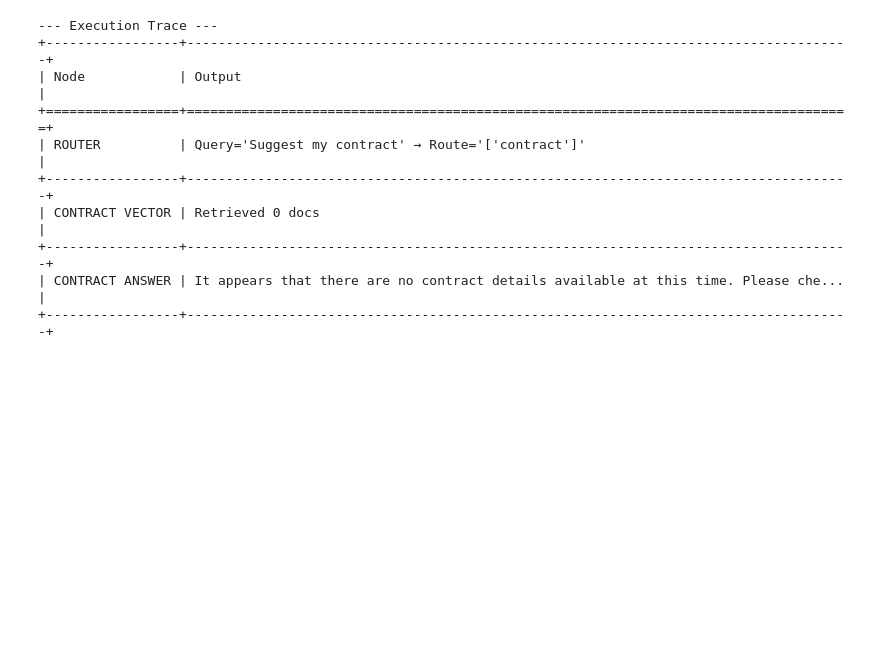
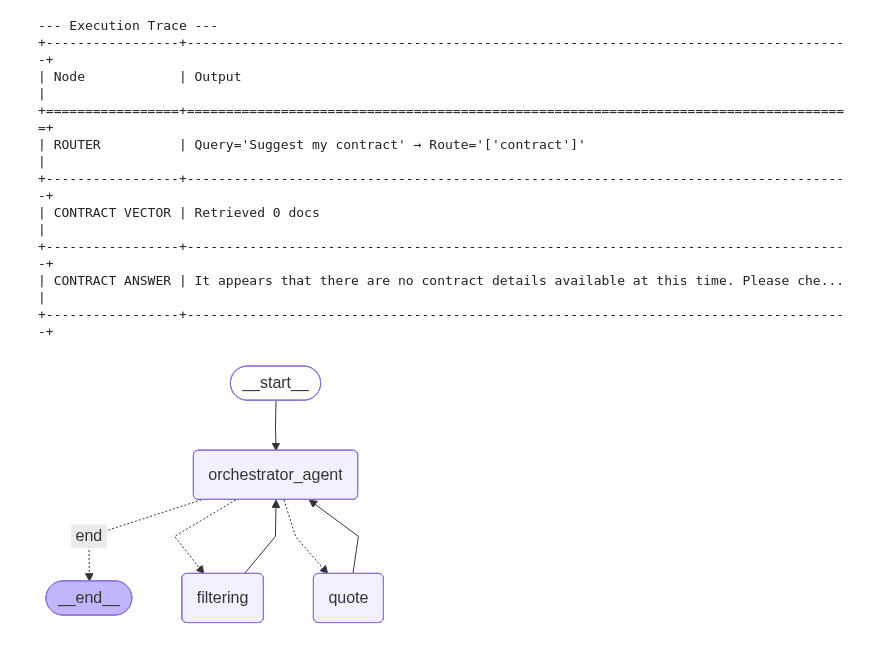
Before and after one commit to Ragavendhra-Ramanan/Lease-Chat-Assistant, a Jupyter notebook: langchain_chatbot.ipynb, the cells around one changed output. Drawn from its saved outputs; the diff is of its cells as text; code cells hidden in the pictures; blank space fills up the shorter version.

```diff
--- a/langchain_chatbot.ipynb
+++ b/langchain_chatbot.ipynb
@@ -722,0 +756,14 @@ print(tabulate(result["trace"], headers=["Node", "Output"], tablefmt="grid"))
+# %%
+import pandas as pd
+
+vehicle_df = pd.read_csv("vehicle_data.csv")  # your dataset
+product_df = pd.read_csv("leasing_data.csv")  # your dataset
+
+
+def filter_df(df: pd.DataFrame, filters: Dict[str, Any]) -> pd.DataFrame:
+    for key, value in filters.items():
+        if isinstance(value, tuple):  # numeric range
+            df = df[(df[key] >= value[0]) & (df[key] <= value[1])]
+        else:
+            df = df[df[key] == value]
+    return df
@@ -722,0 +1016,30 @@ print(tabulate(result["trace"], headers=["Node", "Output"], tablefmt="grid"))
+# %%
+from langgraph.graph import StateGraph, END
+
+builder = StateGraph(QuoteState)
+builder.add_node("orchestrator_agent", orchestrator_agent)
+builder.add_node("filtering", filtering_node)
+builder.add_node("quote", quote_node)
+
+
+builder.set_entry_point("orchestrator_agent")
+
+# Orchestrator routes to filtering or quote
+builder.add_conditional_edges(
+    "orchestrator_agent",
+    lambda s: s["next_agent"],
+    {"filtering": "filtering", "quote": "quote","end":END}
+)
+
+# After filtering → return to orchestrator
+builder.add_edge("filtering", "orchestrator_agent")
+builder.add_edge("quote", "orchestrator_agent")
+
+
+app = builder.compile()
+# %%
+from IPython.display import Image, display
+
+display(Image(app.get_graph().draw_mermaid_png()))
+# %% [output]
+[figure, added]
```
Also changed, not shown: parts of 9 cells of this notebook, 56 other files.
